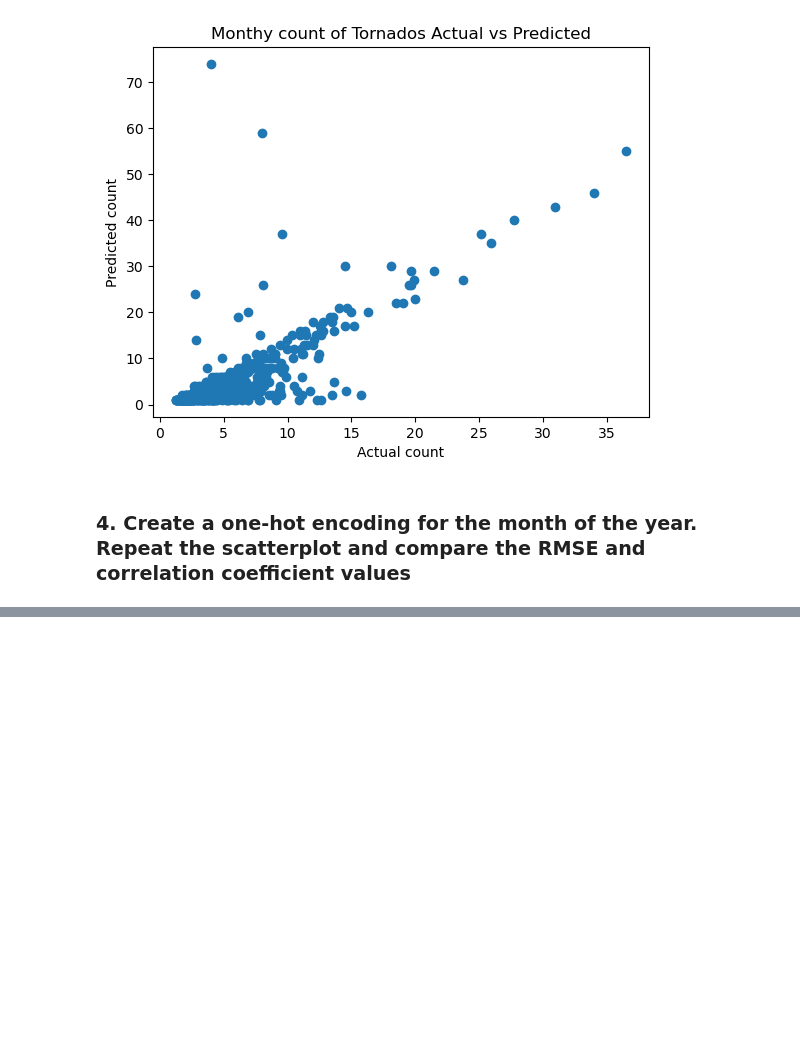
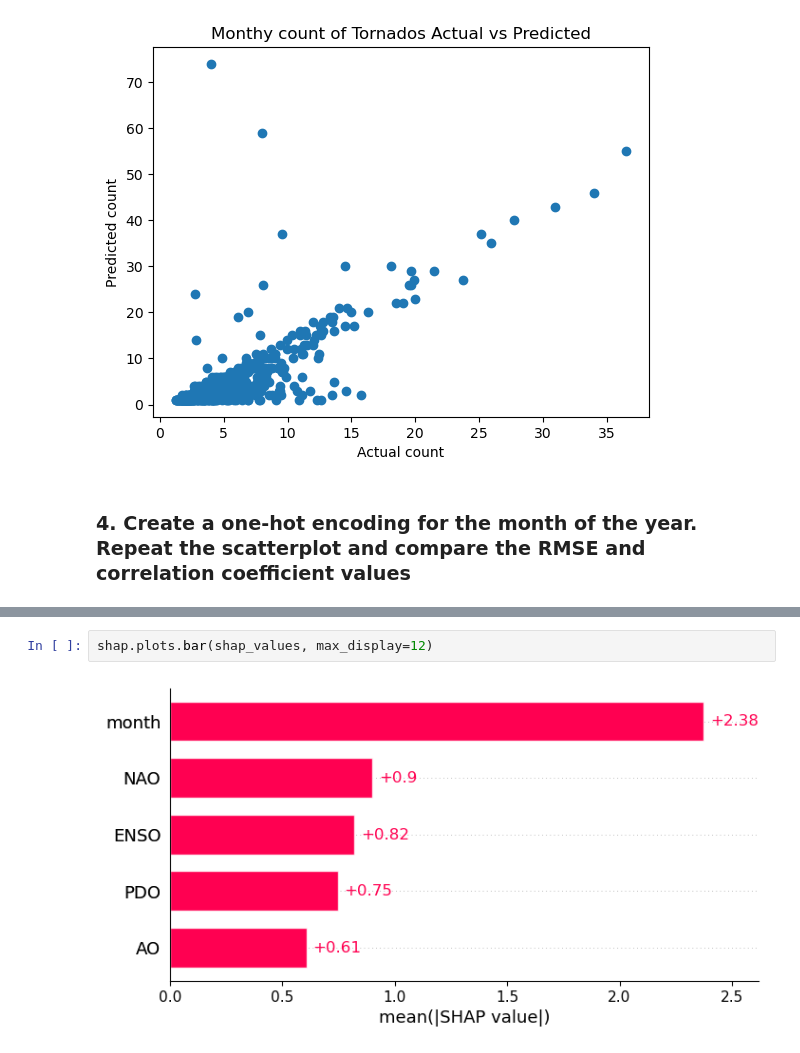
Before and after one commit to swnesbitt/ATMS-523-Module-6, a Jupyter notebook: trierweiler_hw.ipynb, the cells around one changed output, grey strips where cells are left out. Saved outputs shown, nothing was run; the diff lists cells and outputs as text; blank space fills up the shorter version.

```diff
--- a/trierweiler_hw.ipynb
+++ b/trierweiler_hw.ipynb
@@ -130,0 +250,4 @@ Text(0, 0.5, 'Predicted count')
+# %%
+shap.plots.bar(shap_values, max_display=12)
+# %% [output]
+[figure, added]
```
Also changed, not shown: parts of 29 cells of this notebook.
